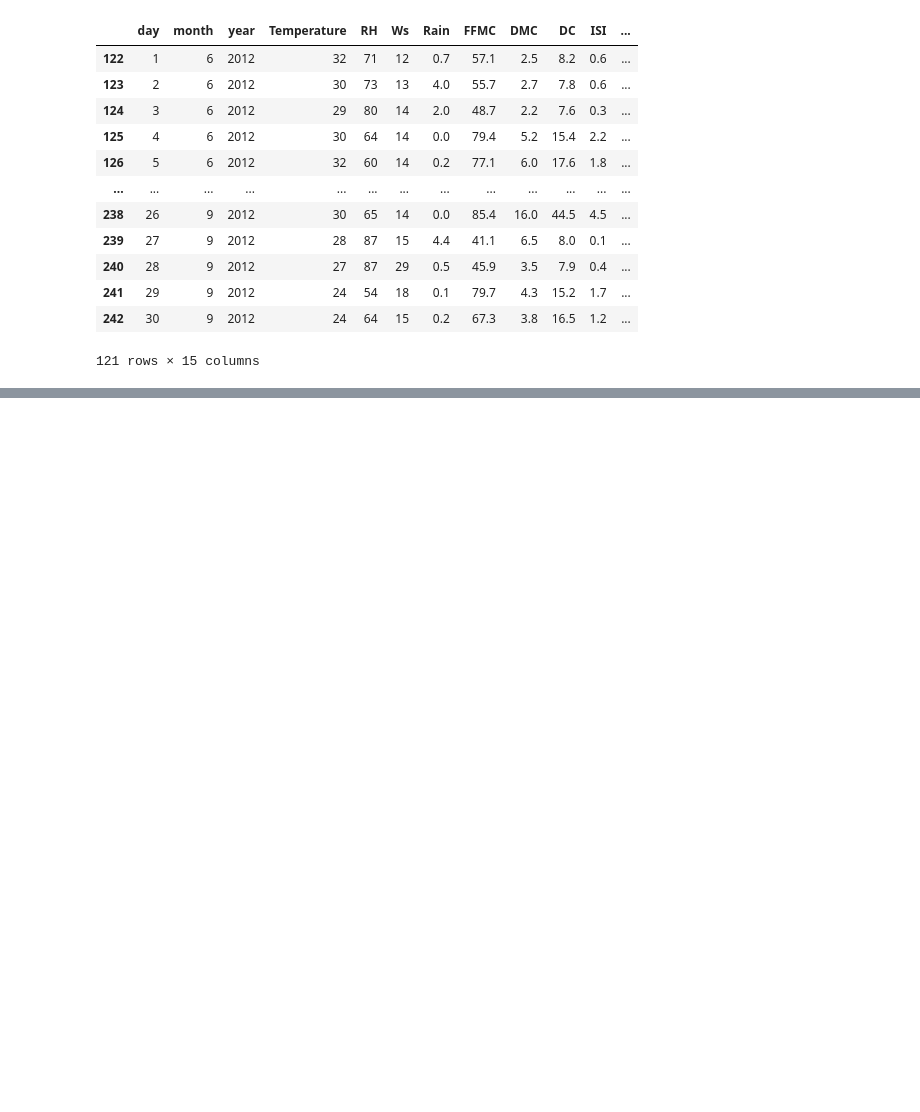
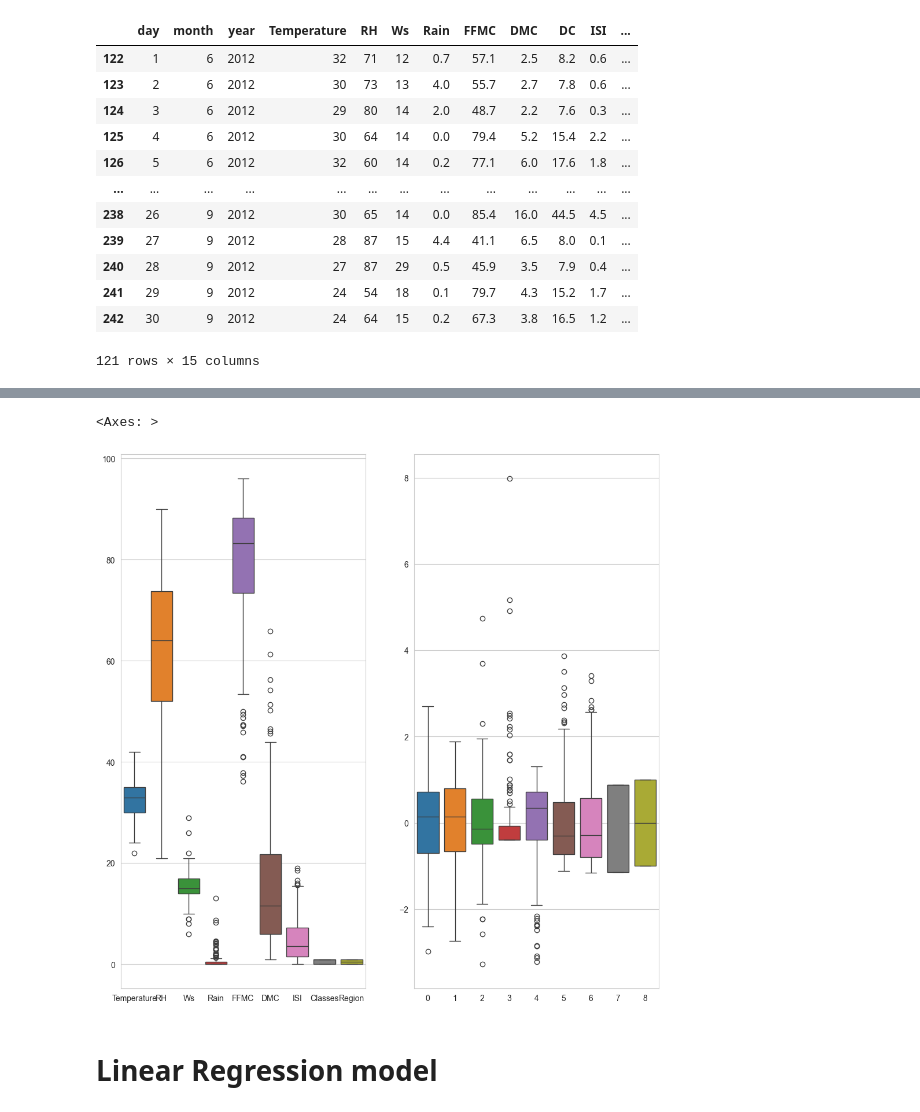
Before and after one commit to PragnPatel/Testing, a Jupyter notebook: forest.ipynb, the cells around one changed output, grey strips where cells are left out. Drawn from its saved outputs; the diff is of its cells as text; code cells hidden in the pictures; blank space fills up the shorter version.

```diff
--- a/forest.ipynb
+++ b/forest.ipynb
@@ -467,0 +690,5 @@ df[df['Region'] == 1]
+# %%
+to_drop = correlation(x_train, 0.85)
+# %%
+x_train.drop(to_drop, axis=1,inplace=True)
+x_test.drop(to_drop, axis=1, inplace=True)
@@ -467,0 +717,5 @@ df[df['Region'] == 1]
+# %%
+scaler = StandardScaler()
+# %%
+x_train_scaled = scaler.fit_transform(x_train)
+x_test_scaled = scaler.transform(x_test)
@@ -467,0 +742,11 @@ df[df['Region'] == 1]
+# %%
+plt.figure(figsize=(12,12))
+plt.subplot(1,2,1)
+sns.boxplot(data = x_train)
+plt.subplot(1,2,2)
+sns.boxplot(data = x_train_scaled)
+# %% [output]
+<Axes: >
+[figure, added]
+# %% [markdown]
+# Linear Regression model
```
Also changed, not shown: parts of 58 cells of this notebook, 3 other files.
